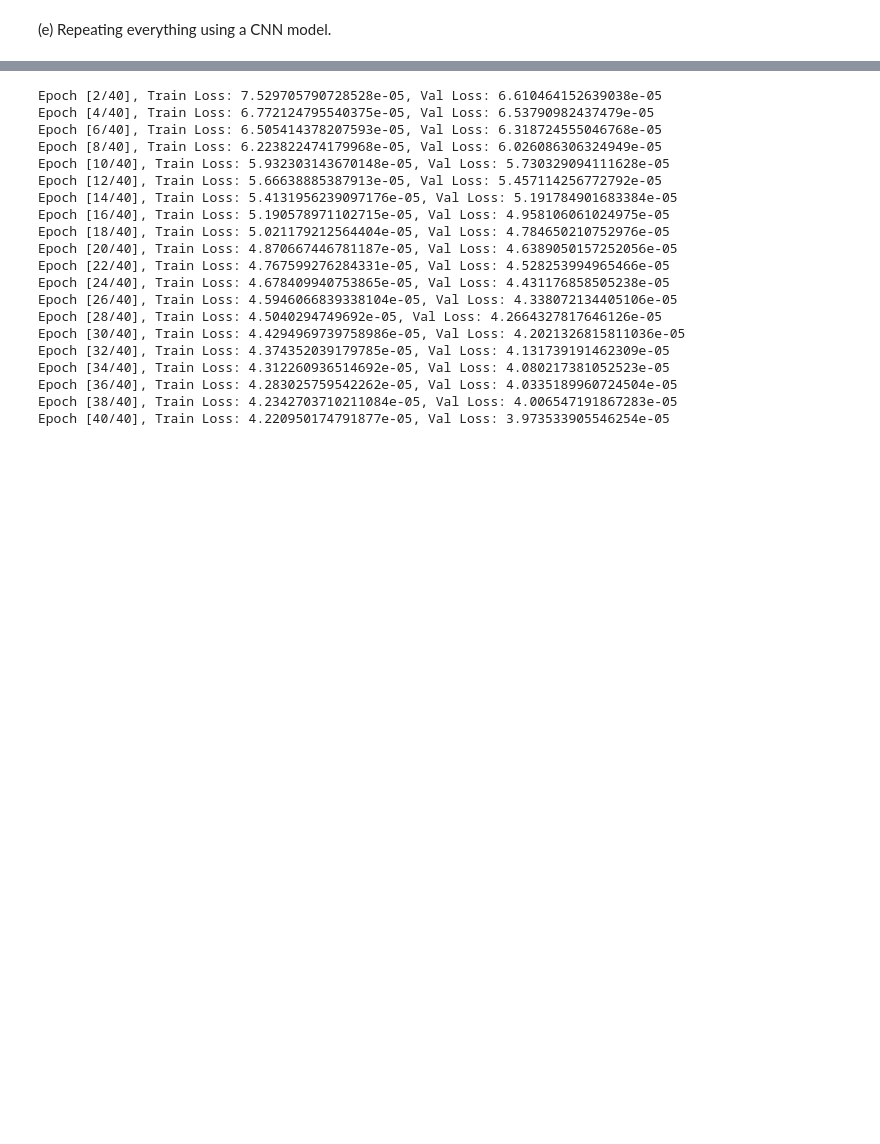
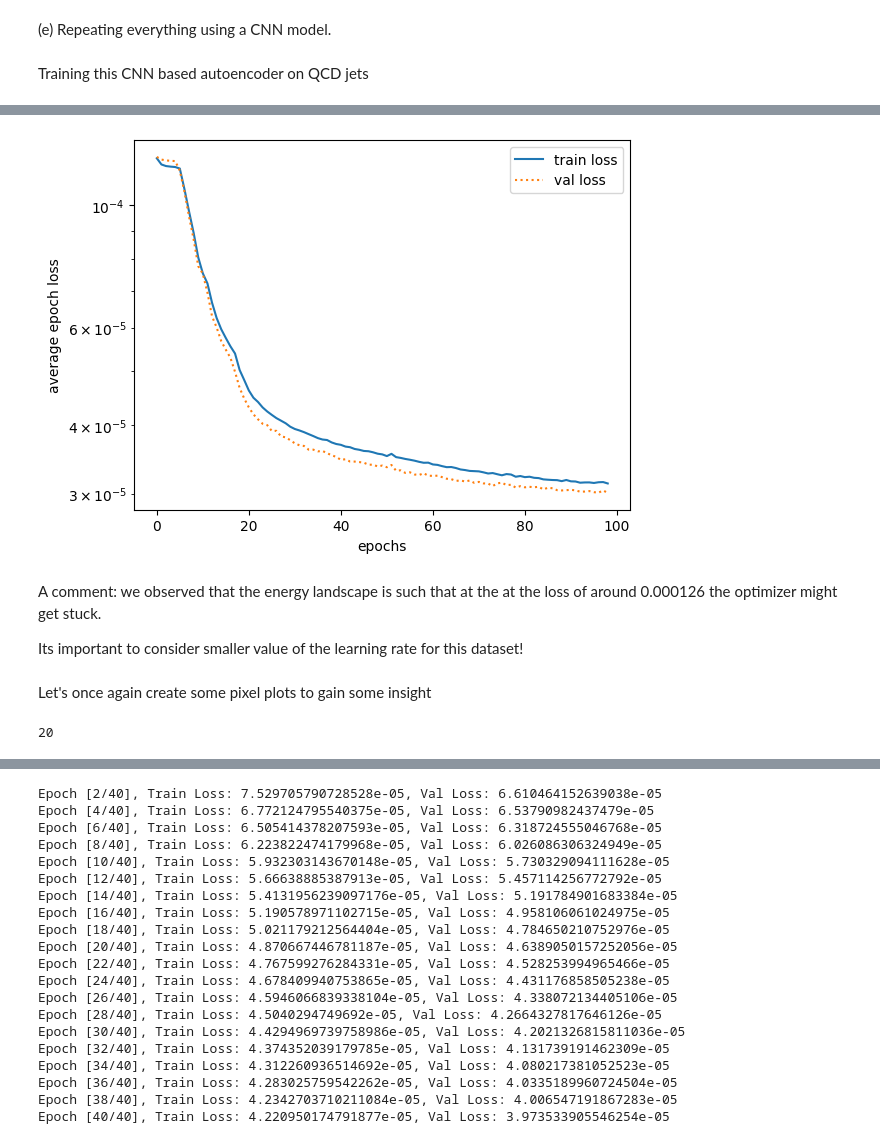
Before and after one commit to neelkanthrawat/mlph2023-Exercises, a Jupyter notebook: sheet08.ipynb, the cells around one changed output, grey strips where cells are left out. Drawn from its saved outputs; the diff is of its cells as text; code cells hidden in the pictures; blank space fills up the shorter version.

```diff
--- a/sheet08.ipynb
+++ b/sheet08.ipynb
@@ -987,0 +1142,14 @@ plt.show()
+# %% [markdown]
+Training this CNN based autoencoder on QCD jets
+# %%
+bottleneck_size=20
+dropout_rate=0.01
+autoencoder_cnn = AutoencoderCNN(input_channels=1, bottleneck_size=bottleneck_size
+                                 , dropout_rate=dropout_rate)
+ #(input_size, bottleneck_size, dropout_rate)
+autoencoder.to(device)
+train_losses_cnn, val_losses_cnn = train_and_validate_cnn(autoencoder_cnn, qcd_dataloader_train, qcd_dataloader_val,
+                                            num_epochs=100, learning_rate=9e-4, device=device, print_epoch=2)
+plot_train_and_val_loss(train_losses_cnn[1:], val_losses_cnn[1:])
+plt.show()
+# %% [output]
@@ -987,0 +1173,12 @@ plt.show()
+[figure, added]
+# %% [markdown]
+A comment: we observed that the energy landscape is such that at the at the loss of around 0.000126 the optimizer might get stuck.
+
+Its important to consider smaller value of the learning rate for this dataset!
+# %% [markdown]
+Let's once again create some pixel plots to gain some insight
+# %%
+### bottle neck size considered
+print(bottleneck_size)
+# %% [output]
+20
```
Also changed, not shown: parts of 22 cells of this notebook.
